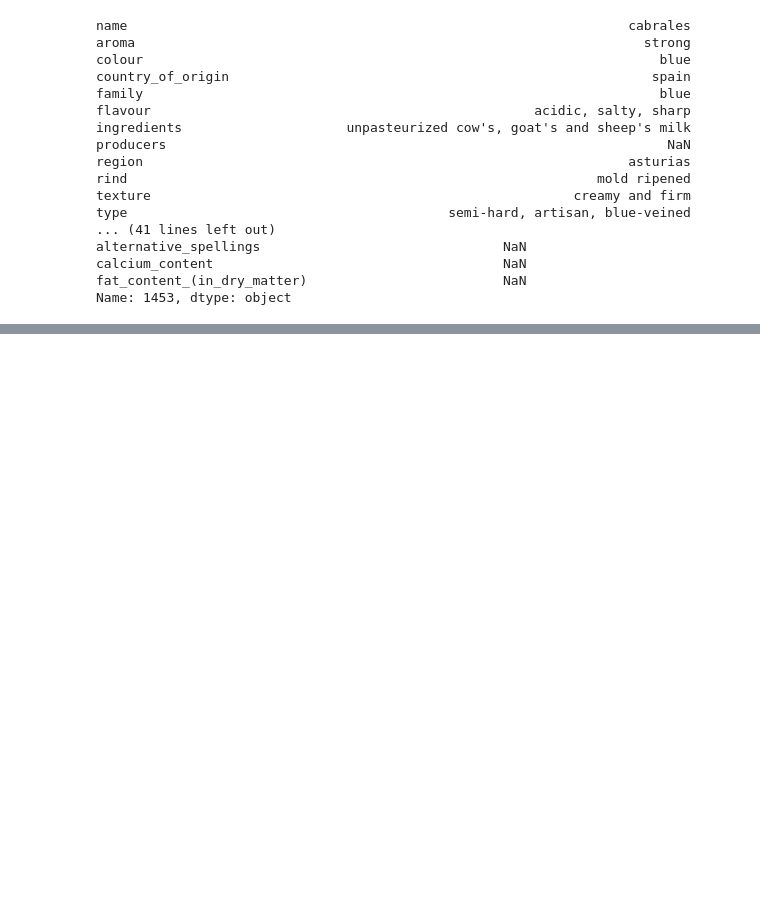
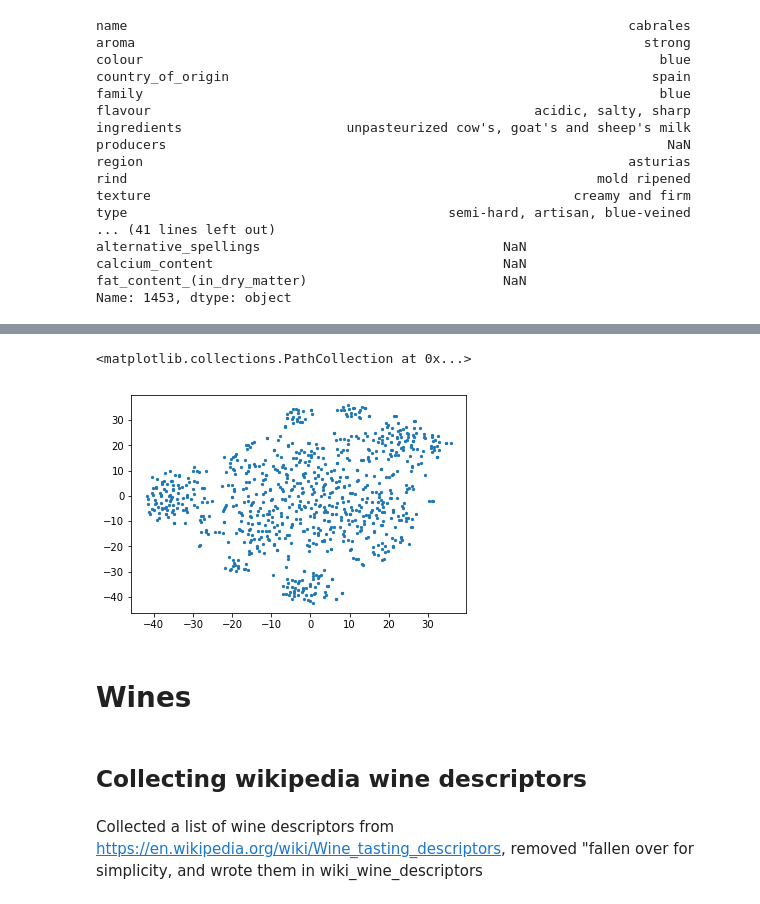
Before and after one commit to josarago/Insight, a Jupyter notebook: first_draft.ipynb, the cells around one changed output, grey strips where cells are left out. Cells and saved outputs as stored; diff of their text form; code cells hidden in the pictures; blank space fills up the shorter version.

```diff
--- a/first_draft.ipynb
+++ b/first_draft.ipynb
@@ -487,0 +573,10 @@ tfidf = TfidfVectorizer(
+# %%
+fig = plt.figure()
+ax = fig.add_subplot(111)
+
+ax.scatter(features_embedded[:,0],features_embedded[:,1], s=5, cmap='hsv')
+# %% [output]
+<matplotlib.collections.PathCollection at 0x...>
+[figure, added]
+# %% [markdown]
+# Wines
@@ -487,0 +585,5 @@ tfidf = TfidfVectorizer(
+# %% [markdown]
+## Collecting wikipedia wine descriptors
+# %% [markdown]
+
+Collected a list of wine descriptors from https://en.wikipedia.org/wiki/Wine_tasting_descriptors, removed "fallen over for simplicity, and wrote them in wiki_wine_descriptors
```
Also changed, not shown: parts of 101 cells of this notebook, 3 other files.
